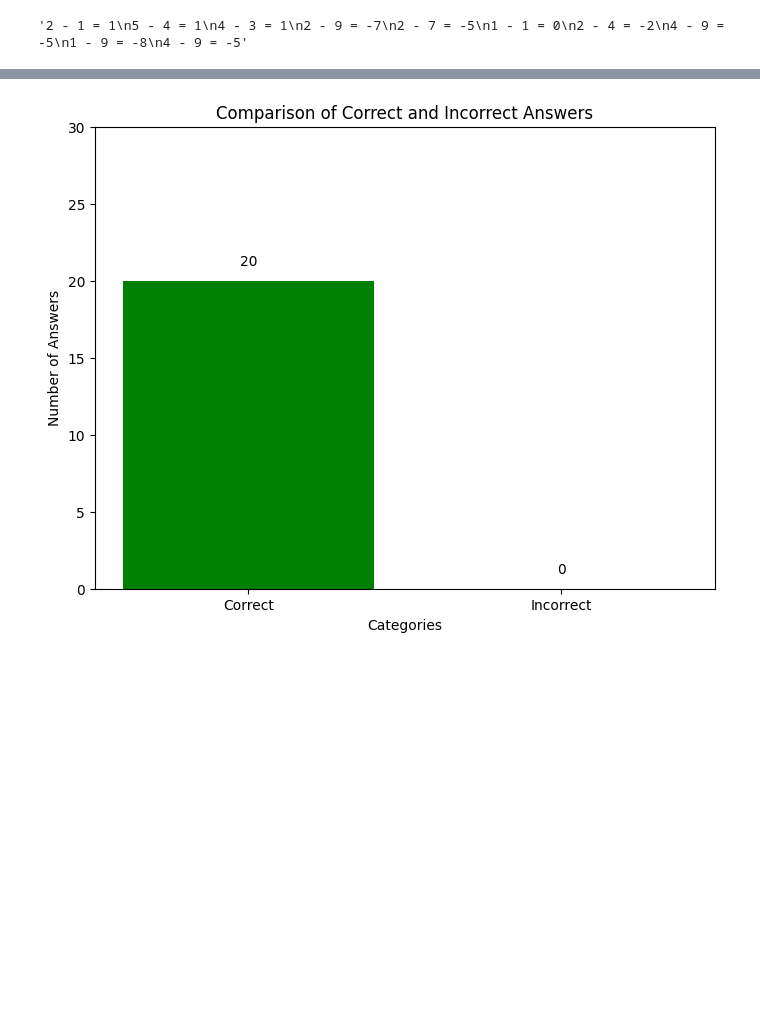
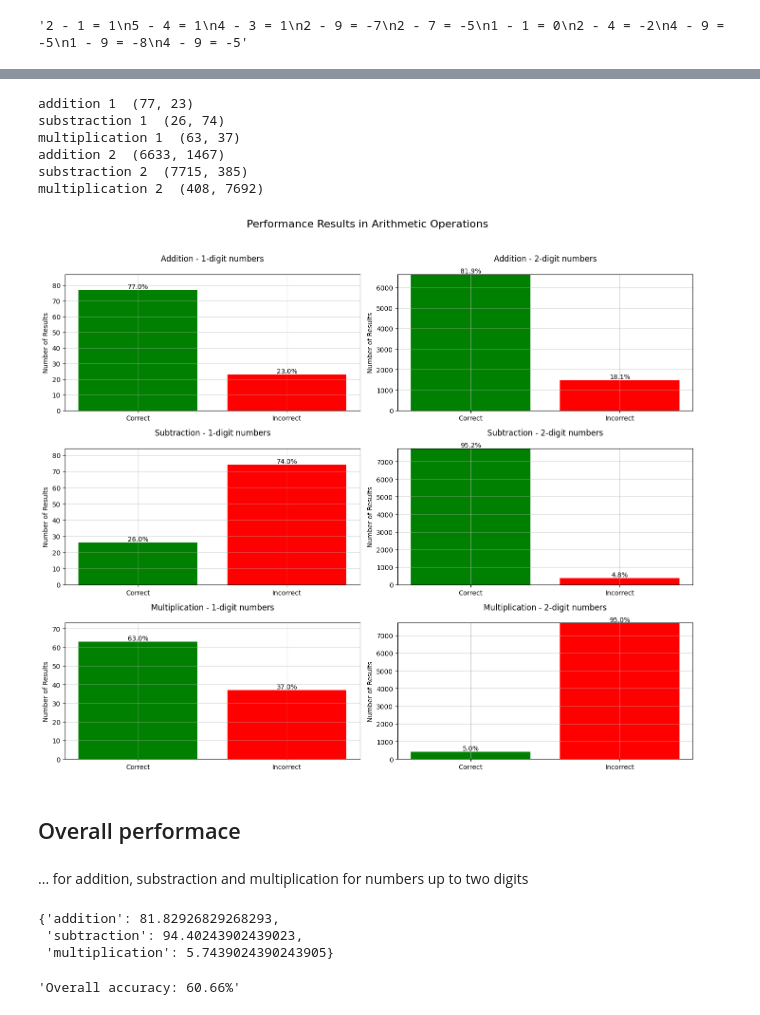
Before and after one commit to patryk-rybak/University, a Jupyter notebook: Language Models/p2/ex1.ipynb, the cells around one changed output, grey strips where cells are left out. Drawn from its saved outputs; the diff is of its cells as text; code cells hidden in the pictures; blank space fills up the shorter version.

```diff
--- a/Language Models/p2/ex1.ipynb
+++ b/Language Models/p2/ex1.ipynb
@@ -78,2 +85,31 @@ def plot_results(correct, incorrect):
+# %%
+def plot_performance_results(res):
+    fig, axs = plt.subplots(3, 2, figsize=(14, 12))
+    fig.suptitle('Performance Results in Arithmetic Operations', fontsize=16)
+
+    operations = ['addition', 'subtraction', 'multiplication']
+    titles = ['Addition', 'Subtraction', 'Multiplication']
+    digits = [1, 2]
+
+    for i, operation in enumerate(operations):
+        for j, digit in enumerate(digits):
+            correct, incorrect = res[operation][digit]
+            total = correct + incorrect
+            correct_percent = (correct / total) * 100
+            incorrect_percent = (incorrect / total) * 100
+
+            bars = axs[i, j].bar(['Correct', 'Incorrect'], [correct, incorrect], color=['green', 'red'])
+            axs[i, j].set_title(f'{titles[i]} - {digit}-digit numbers', pad=20)
+            axs[i, j].set_ylabel('Number of Results')
+            axs[i, j].set_ylim(0, max(correct, incorrect) + 10)
+
+            for bar, percent in zip(bars, [correct_percent, incorrect_percent]):
+                height = bar.get_height()
+                axs[i, j].text(bar.get_x() + bar.get_width() / 2.0, height, f'{percent:.1f}%', ha='center', va='bottom')
+
+            axs[i, j].grid(True, linestyle='-', alpha=0.6)
+
+    plt.tight_layout(rect=[0, 0, 1, 0.96])
+    plt.show()
 # %%
 res = {"addition": {}, "subtraction": {}, "multiplication": {}}
@@ -80,7 +140,50 @@ res = {"addition": {}, "subtraction": {}, "multiplication": {}}
 # %%
 for i in range(1, 3):
-    res["addidtion"][i] = perform_test(digits=1, few_shot__examples=10, operator_string="+")
-    res["subtraction"][i] = perform_test(digits=1, few_shot__examples=10, operator_string="+")
-    res["multiplication"][i] = perform_test(digits=1, few_shot__examples=10, operator_string="+")
+    res["addition"][i] = perform_test(digits=i, few_shot_examples=10*i, operator_string="+")
+    print(f'addition {i} ', res["addition"][i])
+    torch.cuda.empty_cache()
+    res["subtraction"][i] = perform_test(digits=i, few_shot_examples=10*i, operator_string="-")
+    print(f'substraction {i} ', res["subtraction"][i])
+    torch.cuda.empty_cache()
+    res["multiplication"][i] = perform_test(digits=i, few_shot_examples=10*i, operator_string="*")
+    print(f'multiplication {i} ', res["multiplication"][i])
+    torch.cuda.empty_cache()
 # %% [output]
-[figure, removed]
+addition 1  (77, 23)
+substraction 1  (26, 74)
+multiplication 1  (63, 37)
+addition 2  (6633, 1467)
+substraction 2  (7715, 385)
+multiplication 2  (408, 7692)
+# %%
+plot_performance_results(res)
+# %% [output]
+[figure, added]
+# %% [markdown]
+## Overall performace
+# %% [markdown]
+... for addition, substraction and multiplication for numbers up to two digits
+# %%
+operation_accuracy = {}
+operations = ['addition', 'subtraction', 'multiplication']
+all_correst = 0
+all_incorrest = 0
+
+for operation in operations:
+    total_correct = sum(res[operation][i][0] for i in res[operation])
+    total_incorrect = sum(res[operation][i][1] for i in res[operation])
+    all_correst += total_correct
+    all_incorrest += total_incorrect
+    total = total_correct + total_incorrect
+    accuracy = (total_correct / total) * 100
+    operation_accuracy[operation] = accuracy
+
+operation_accuracy
+# %% [output]
+{'addition': 81.82926829268293,
+ 'subtraction': 94.40243902439023,
+ 'multiplication': 5.7439024390243905}
+# %%
+f"Overall accuracy: {(all_correst / (all_correst + all_incorrest)) * 100:.2f}%"
+# %% [output]
+'Overall accuracy: 60.66%'
```
Also changed, not shown: parts of 6 cells of this notebook, 4 other files.
